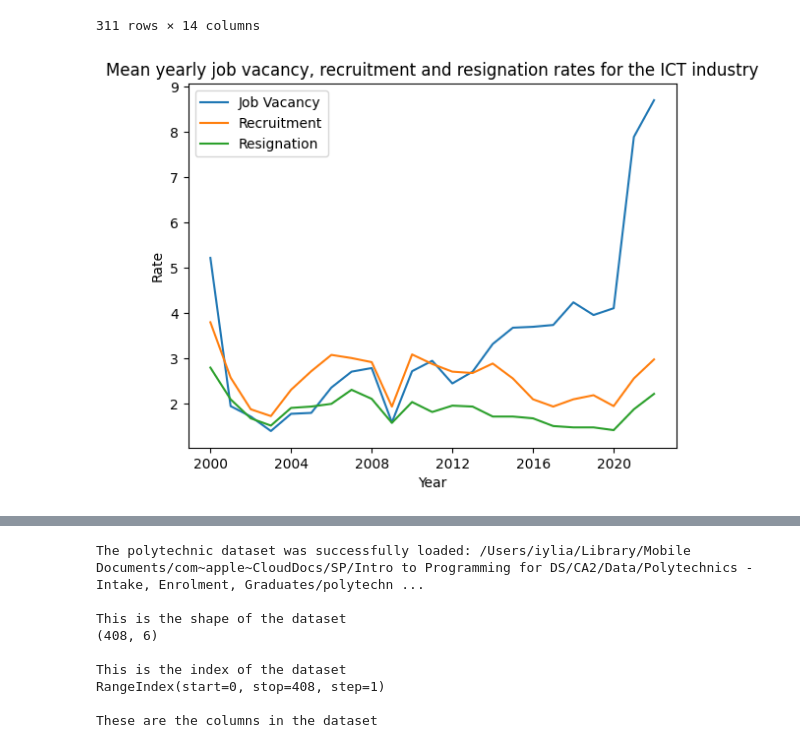
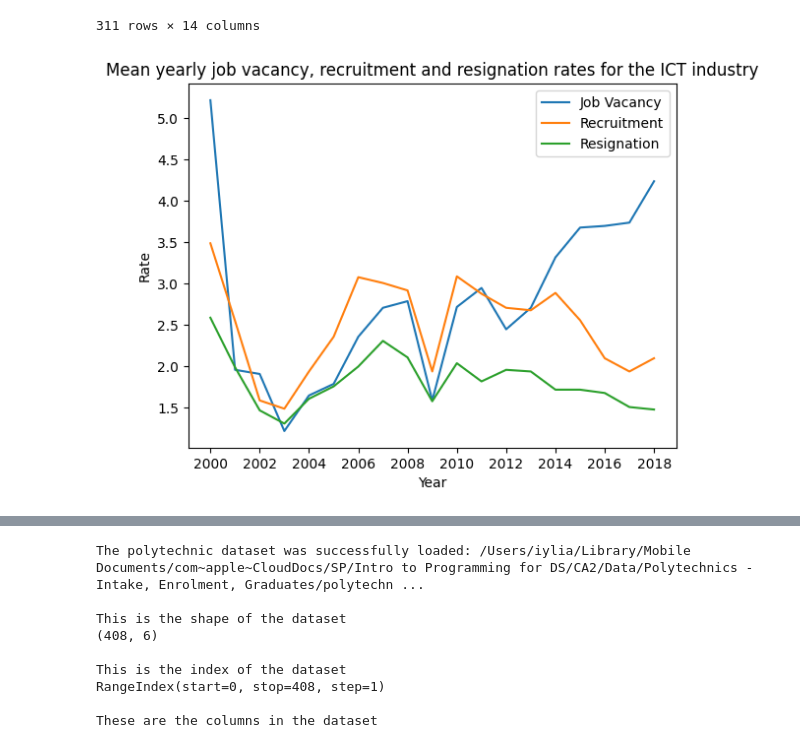
Before and after one commit to iyliahutta/Intro-to-Programming-for-DS, a Jupyter notebook: CA2/CA2.ipynb, the cells around one changed output, grey strips where cells are left out. Cells and saved outputs as stored; diff of their text form; code cells hidden in the pictures.

```diff
--- a/CA2/CA2.ipynb
+++ b/CA2/CA2.ipynb
@@ -189,28 +189,28 @@ max    3500.000000          7.700000          5.900000          3.900000
 # %%
 jobs.head(10)
 
-jobs_mean = jobs[jobs['occupation1'] == 'total'][['year','job_vacancy_rate','recruitment_rate','resignation_rate']].groupby('year', as_index=False).mean().round(2)
+jobs_mean = jobs[['year','job_vacancy_rate','recruitment_rate','resignation_rate']].groupby('year', as_index=False).mean().round(2)
 jobs_mean['year'] = pd.to_datetime(jobs_mean['year'], format='%Y')
 
 jobs_mean_melt = pd.melt(jobs_mean[['year','job_vacancy_rate','recruitment_rate','resignation_rate']],
                             id_vars=['year'],
                             value_vars=['job_vacancy_rate','recruitment_rate','resignation_rate'],
                             value_name='rate')
 jobs_mean_melt['variable'] = jobs_mean_melt['variable'].replace(['job_vacancy_rate','recruitment_rate','resignation_rate'], ['Job Vacancy','Recruitment','Resignation'])
 
 f = sns.lineplot(jobs_mean_melt,x='year',y='rate',hue='variable')
 f.set_ylabel('Rate')
 f.set_xlabel('Year')
 f.set_title('Mean yearly job vacancy, recruitment and resignation rates for the ICT industry')
 f.legend(title='')
 
 plt.show()
 
 # ggplot(jobs_mean_melt,aes('year','rate', group='variable', color='variable'))+\
 #     geom_line()+\
 #     scale_y_continuous(breaks=range(0,10,1))+\
 #     scale_x_date(date_breaks='2 year',date_labels='%Y')+\
 #     labs(x="Year",y="Rate",title="Mean Yearly Job Vacancy, Recruitment and Resignation Rates for the ICT industy")+\
 #     scale_color_discrete(name="Jobs")
 # %% [output]
-[figure, old version]
+[figure, new version]
```
Also changed, not shown: parts of 11 cells of this notebook.
